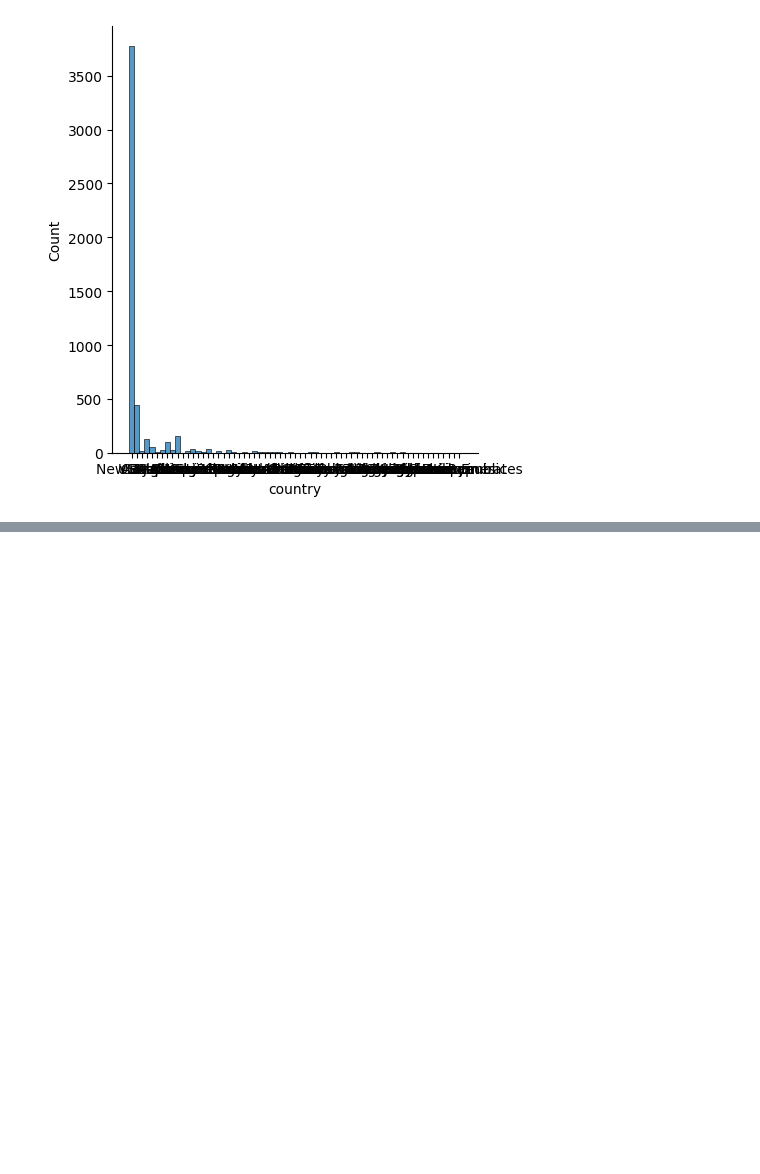
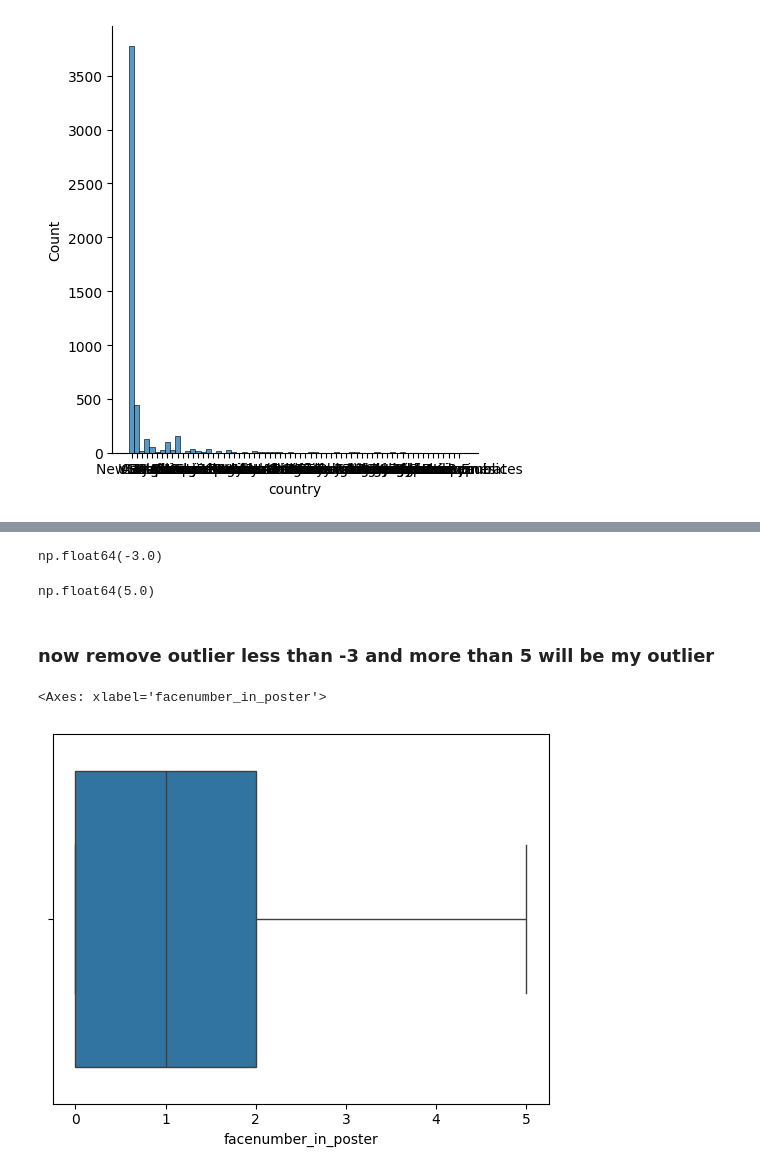
Before and after one commit to SachinSherki4/Data_Science, a Jupyter notebook: Cource_Learning/Data_Visualization_part/dv_practice_3.ipynb, the cells around one changed output, grey strips where cells are left out. Cells and saved outputs as stored; diff of their text form; code cells hidden in the pictures; blank space fills up the shorter version.

```diff
--- a/Cource_Learning/Data_Visualization_part/dv_practice_3.ipynb
+++ b/Cource_Learning/Data_Visualization_part/dv_practice_3.ipynb
@@ -378,0 +521,2 @@ sns.displot(movie_fd_2['country'])
+# %%
+movie_data.dropna(subset='facenumber_in_poster', inplace=True)
@@ -378,0 +529,19 @@ sns.displot(movie_fd_2['country'])
+# %%
+lower, upper = outlier_treatment(movie_data['facenumber_in_poster'])
+# %%
+lower
+# %% [output]
+np.float64(-3.0)
+# %%
+upper
+# %% [output]
+np.float64(5.0)
+# %% [markdown]
+### now remove outlier less than -3 and more than 5 will be my outlier
+# %%
+movie_data.drop(movie_data[(movie_data['facenumber_in_poster'] > upper) | (movie_df['facenumber_in_poster'] < lower)].index, inplace=True)
+# %%
+sns.boxplot(x=movie_data['facenumber_in_poster'])
+# %% [output]
+<Axes: xlabel='facenumber_in_poster'>
+[figure, added]
```
Also changed, not shown: parts of 41 cells of this notebook, 8 other files.
